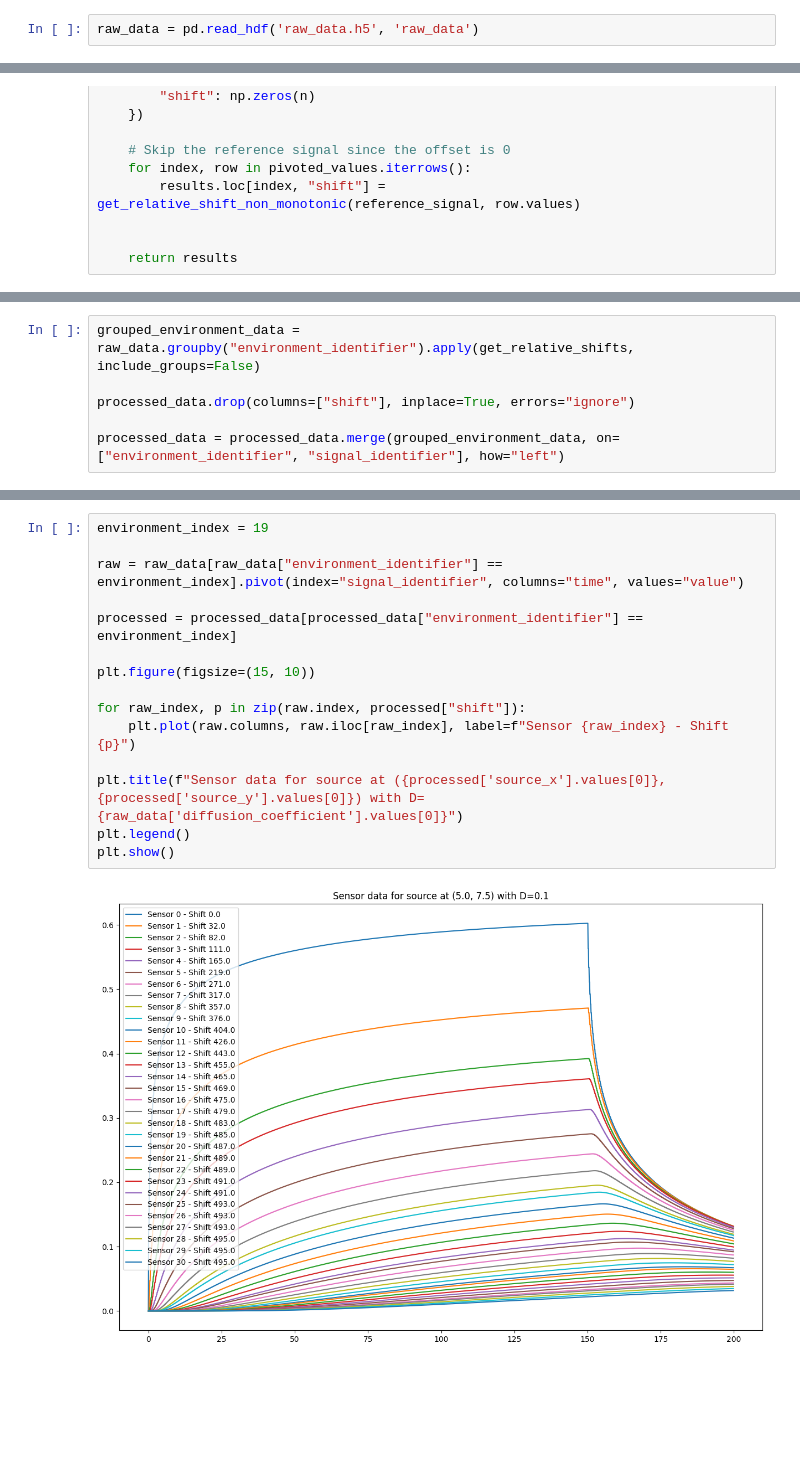
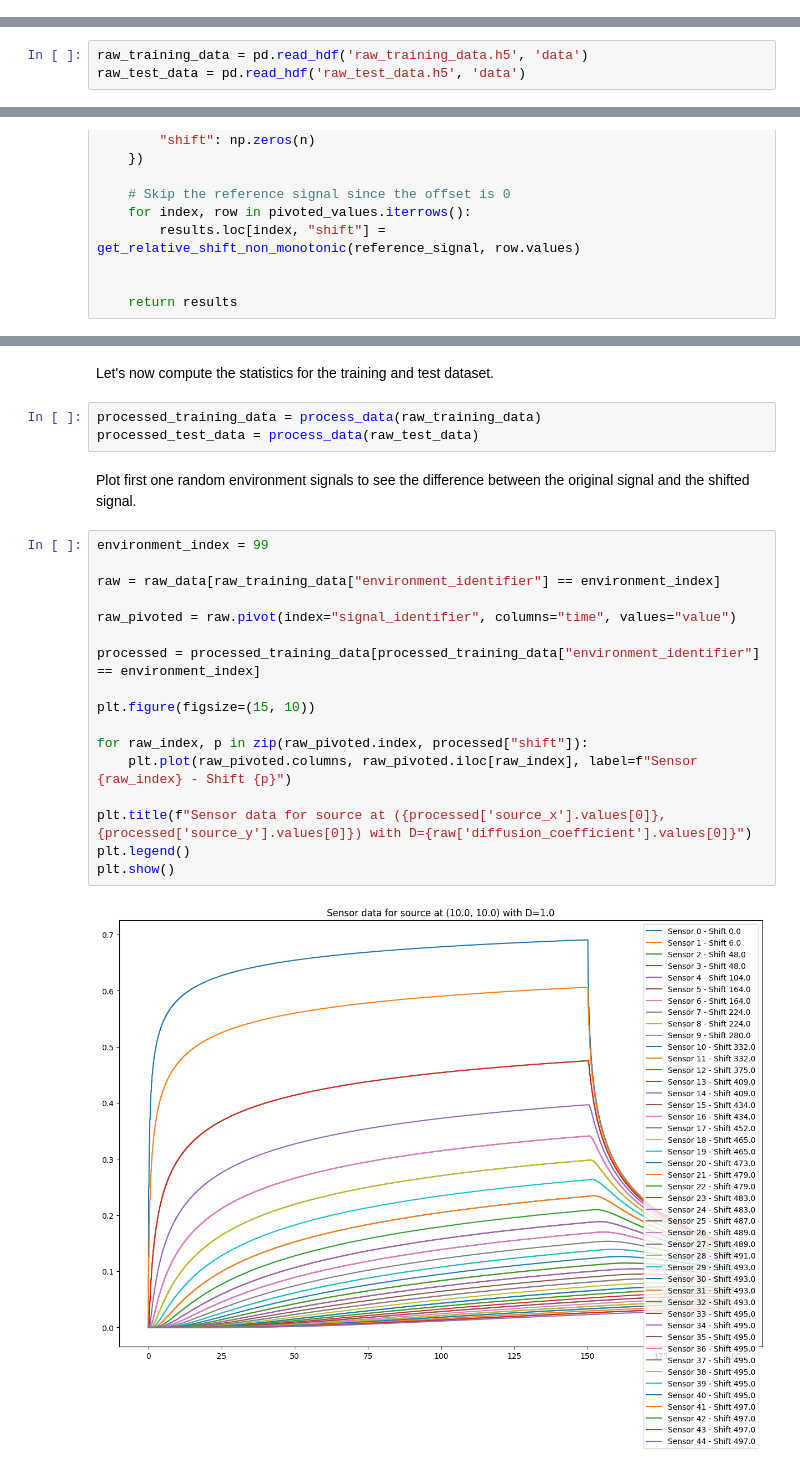
Before and after one commit to AlixANNERAUD/Odor_localization, a Jupyter notebook: Simulation/Preprocessing.ipynb, the cells around one changed output, grey strips where cells are left out. Saved outputs shown, nothing was run; the diff lists cells and outputs as text; blank space fills up the shorter version.

```diff
--- a/Simulation/Preprocessing.ipynb
+++ b/Simulation/Preprocessing.ipynb
@@ -13,5 +13,3 @@ from sklearn.preprocessing import StandardScaler, MinMaxScaler
 from sklearn.pipeline import make_pipeline
 from sklearn.model_selection import train_test_split, GridSearchCV
 from itertools import combinations_with_replacement
-# %%
-raw_data = pd.read_hdf('raw_data.h5', 'raw_data')
@@ -18,3 +20,6 @@ raw_data = pd.read_hdf('raw_data.h5', 'raw_data')
+# %%
+raw_training_data = pd.read_hdf('raw_training_data.h5', 'data')
+raw_test_data = pd.read_hdf('raw_test_data.h5', 'data')
 # %% [markdown]
 Let's shows few caracteristics of the data:
 
@@ -206,6 +223,0 @@ Compute the relative offset between the reference signal and the other signals.
-# %%
-grouped_environment_data = raw_data.groupby("environment_identifier").apply(get_relative_shifts, include_groups=False)
-
-processed_data.drop(columns=["shift"], inplace=True, errors="ignore")
-
-processed_data = processed_data.merge(grouped_environment_data, on=["environment_identifier", "signal_identifier"], how="left")
@@ -214,17 +280,26 @@ Plot first generated signals
+# %% [markdown]
+Let's now compute the statistics for the training and test dataset.
+# %%
+processed_training_data = process_data(raw_training_data)
+processed_test_data = process_data(raw_test_data)
+# %% [markdown]
+Plot first one random environment signals to see the difference between the original signal and the shifted signal.
 # %%
-environment_index = 19
+environment_index = 99
 
-raw = raw_data[raw_data["environment_identifier"] == environment_index].pivot(index="signal_identifier", columns="time", values="value")
+raw = raw_data[raw_training_data["environment_identifier"] == environment_index]
 
-processed = processed_data[processed_data["environment_identifier"] == environment_index]
+raw_pivoted = raw.pivot(index="signal_identifier", columns="time", values="value")
+
+processed = processed_training_data[processed_training_data["environment_identifier"] == environment_index]
 
 plt.figure(figsize=(15, 10))
 
-for raw_index, p in zip(raw.index, processed["shift"]):
-    plt.plot(raw.columns, raw.iloc[raw_index], label=f"Sensor {raw_index} - Shift {p}")
+for raw_index, p in zip(raw_pivoted.index, processed["shift"]):
+    plt.plot(raw_pivoted.columns, raw_pivoted.iloc[raw_index], label=f"Sensor {raw_index} - Shift {p}")
 
-plt.title(f"Sensor data for source at ({processed['source_x'].values[0]}, {processed['source_y'].values[0]}) with D={raw_data['diffusion_coefficient'].values[0]}")
+plt.title(f"Sensor data for source at ({processed['source_x'].values[0]}, {processed['source_y'].values[0]}) with D={raw['diffusion_coefficient'].values[0]}")
 plt.legend()
 plt.show()
 # %% [output]
-[figure, old version]
+[figure, new version]
```
Also changed, not shown: parts of 25 cells of this notebook.
